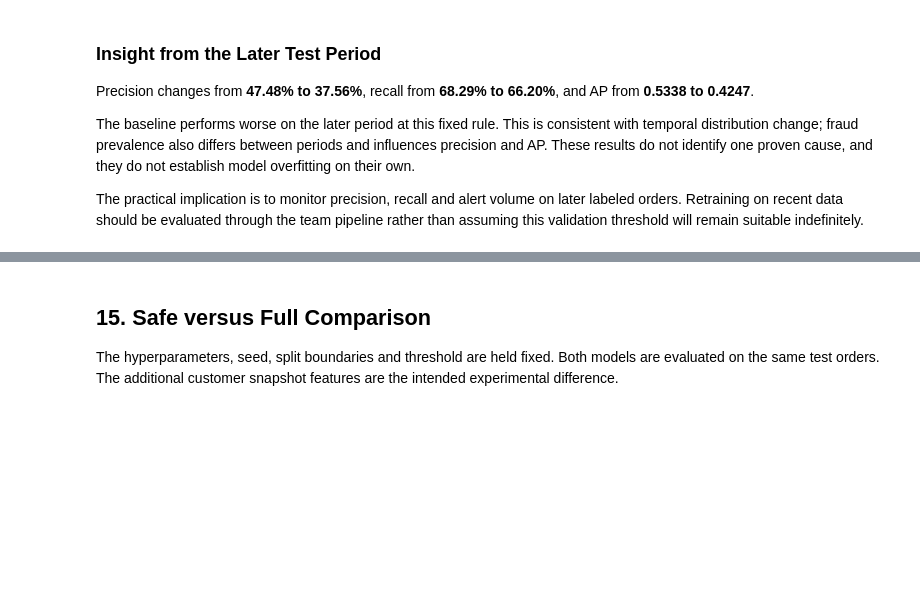
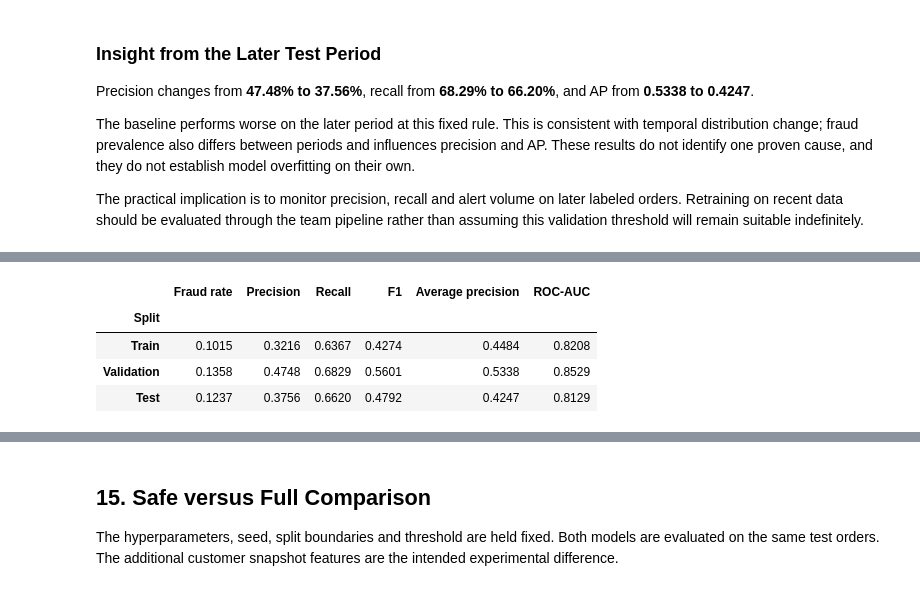
Before and after one commit to ABBYKETING/MLOps_CA1_group5, a Jupyter notebook: notebooks/lightgbm_chu.ipynb, the cells around one changed output, grey strips where cells are left out. Cells and saved outputs as stored; diff of their text form; code cells hidden in the pictures; blank space fills up the shorter version.

```diff
--- a/notebooks/lightgbm_chu.ipynb
+++ b/notebooks/lightgbm_chu.ipynb
@@ -492,0 +499,23 @@ The practical implication is to monitor precision, recall and alert volume on la
+# %%
+train_mask = split == "Train"
+X_train_diagnostic = df_safe.loc[train_mask, safe_features].astype("float32")
+y_train_diagnostic = df_safe.loc[train_mask, "is_fraud"].to_numpy()
+train_prob_diagnostic = model_safe.predict_proba(X_train_diagnostic)[:, 1]
+train_diagnostic = mu.evaluate(y_train_diagnostic, train_prob_diagnostic, result_safe["threshold"])
+generalisation_rows = []
+for name, scores in [("Train", train_diagnostic), ("Validation", result_safe["validation"]), ("Test", result_safe["test"])]:
+    generalisation_rows.append({"Split": name,
+        "Fraud rate": float(split_summary.loc[name, "fraud_rate"]),
+        "Precision": scores["precision"], "Recall": scores["recall"],
+        "F1": scores["f1"], "Average precision": scores["average_precision"],
+        "ROC-AUC": scores["roc_auc"]})
+generalisation_table = pd.DataFrame(generalisation_rows).set_index("Split")
+display(generalisation_table.round(4))
+generalisation_table.to_csv(REPORT_DIR / "train_validation_test_diagnostic.csv")
+del X_train_diagnostic, y_train_diagnostic, train_prob_diagnostic
+# %% [output]
+|  | Fraud rate | Precision | Recall | F1 | Average precision | ROC-AUC |
+| Split |  |  |  |  |  |  |
+| Train | 0.1015 | 0.3216 | 0.6367 | 0.4274 | 0.4484 | 0.8208 |
+| Validation | 0.1358 | 0.4748 | 0.6829 | 0.5601 | 0.5338 | 0.8529 |
+| Test | 0.1237 | 0.3756 | 0.6620 | 0.4792 | 0.4247 | 0.8129 |
```
Also changed, not shown: parts of 11 cells of this notebook.
